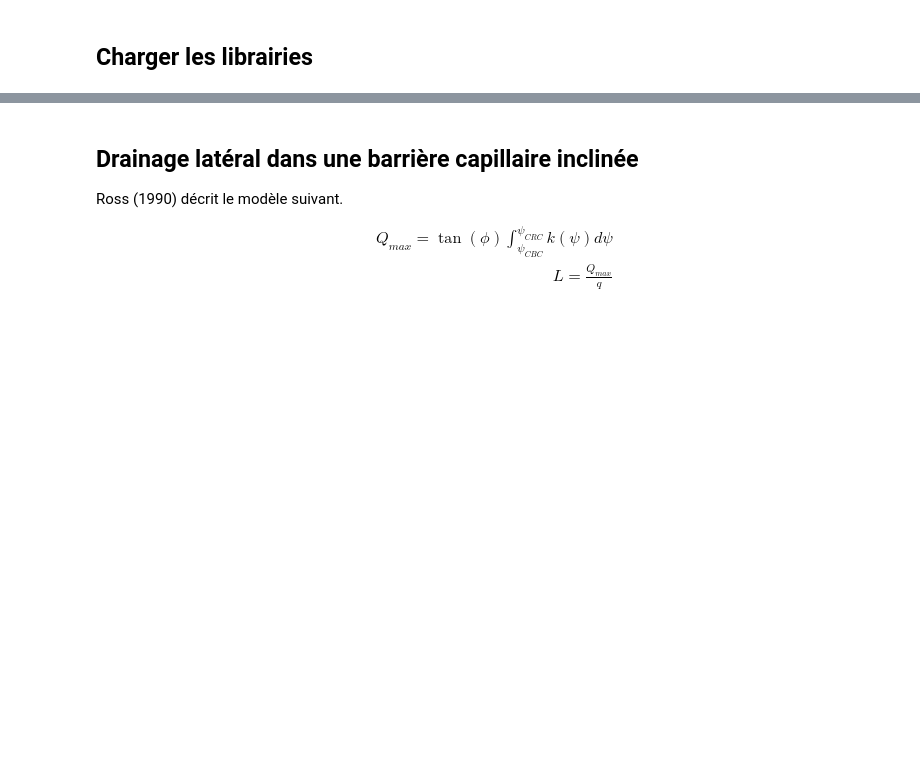
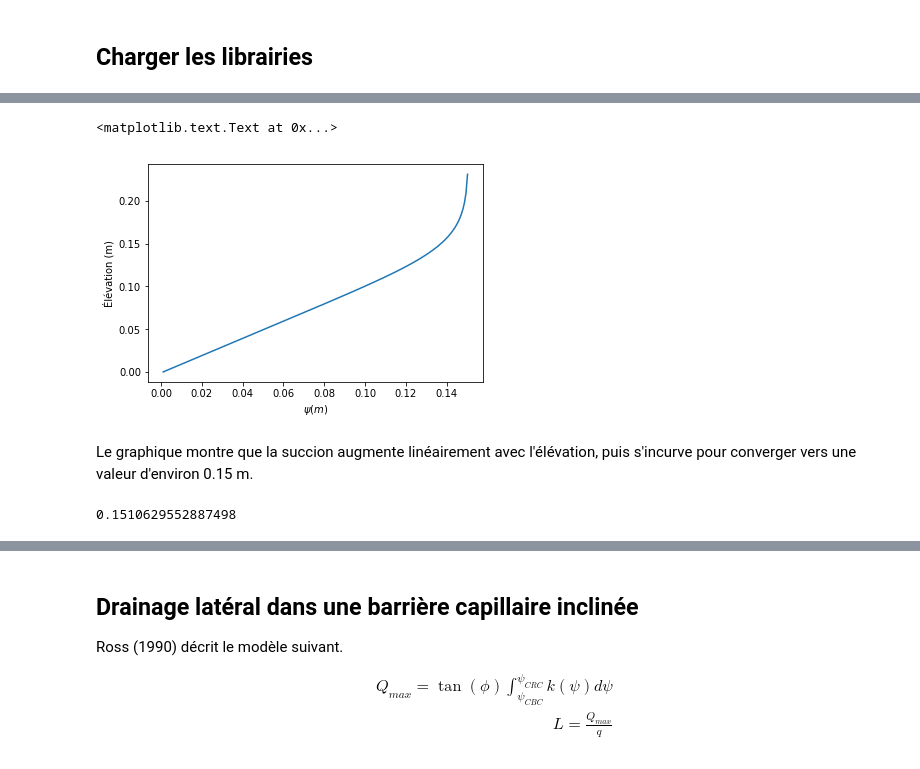
Before and after one commit to essicolo/GCI733-A2015, a Jupyter notebook: barriere-capillaire.ipynb, the cells around one changed output, grey strips where cells are left out. Saved outputs shown, nothing was run; the diff lists cells and outputs as text; code cells hidden in the pictures; blank space fills up the shorter version.

```diff
--- a/barriere-capillaire.ipynb
+++ b/barriere-capillaire.ipynb
@@ -296,0 +38,18 @@ axes[2].plot([0, 0.5], [1e-3, 0.5], linestyle = "--", color = "#aaaaaa")
+# %%
+# CBL
+cbl_thR = 0.017
+cbl_thS = 0.37
+cbl_aVG = 3.5 * 9.807 # 9.807 pour exprimer en 1/m des valeurs exprimées en 1/kPa
+cbl_nVG = 3.0
+cbl_mVG = 1 - 1/cbl_nVG
+cbl_lVG = 0.5
+cbl_ksat = 2.3e-3 # m/s
+
+# MRL
+mrl_thR = 0.1
+mrl_thS = 0.4
+mrl_aVG = 1.8 * 9.807 # 9.807 pour exprimer en 1/m des valeurs exprimées en 1/kPa
+mrl_nVG = 1.3
+mrl_mVG = 1 - 1/mrl_nVG
+mrl_lVG = 0.5
+mrl_ksat = 3e-4 # m/s
@@ -296,0 +154,12 @@ axes[2].plot([0, 0.5], [1e-3, 0.5], linestyle = "--", color = "#aaaaaa")
+# %%
+def kisch(thR, thS, aVG, nVG, mVG, ksat, psi, q, lVG=0.5, psi_min=1e-3, z_min=0):
+    model_init = vanGenuchten(thR=thR, thS=thS, aVG=aVG, nVG=nVG, mVG=mVG, ksat=ksat, lVG=lVG,
+                    psi=psi)
+    interp_func = interp1d(np.log10(model_init.k), np.log10(model_init.psi))
+    psi_q = 10**interp_func(np.log10(q))
+    model_kisch = vanGenuchten(thR=thR, thS=thS, aVG=aVG, nVG=nVG, mVG=mVG, ksat=ksat, lVG=lVG,
+                           psi=np.logspace(start = np.log10(psi_min), stop = np.log10(psi_q),
+                                    num = model_init.shape[0]))
+    delta_psi_kisch = model_kisch.psi.diff().shift(-1)
+    z = (delta_psi_kisch / (1 - q/model_kisch.k)).cumsum() + z_min
+    return(pd.DataFrame({'psi': model_kisch.psi, 'z':z}))
@@ -296,0 +168,6 @@ axes[2].plot([0, 0.5], [1e-3, 0.5], linestyle = "--", color = "#aaaaaa")
+# %%
+unit_flow=1e-8
+cbl_kisch = kisch(thR=cbl_thR, thS=cbl_thS, aVG=cbl_aVG, nVG=cbl_nVG,
+                  mVG=cbl_mVG, ksat=cbl_ksat, psi=cbl_psi,
+                  q=unit_flow, lVG=cbl_lVG, z_min=0)
+cbl_kisch.head()
@@ -296,0 +181,13 @@ axes[2].plot([0, 0.5], [1e-3, 0.5], linestyle = "--", color = "#aaaaaa")
+# %%
+plt.plot(cbl_kisch.psi, cbl_kisch.z, '-')
+plt.xlabel(r'$\psi (m)$')
+plt.ylabel('Élévation (m)')
+# %% [output]
+<matplotlib.text.Text at 0x...>
+[figure, added]
+# %% [markdown]
+Le graphique montre que la succion augmente linéairement avec l'élévation, puis s'incurve pour converger vers une valeur d'environ 0.15 m.
+# %%
+cbl_kisch.psi.max()
+# %% [output]
+0.1510629552887498
```
Also changed, not shown: parts of 51 cells of this notebook.
